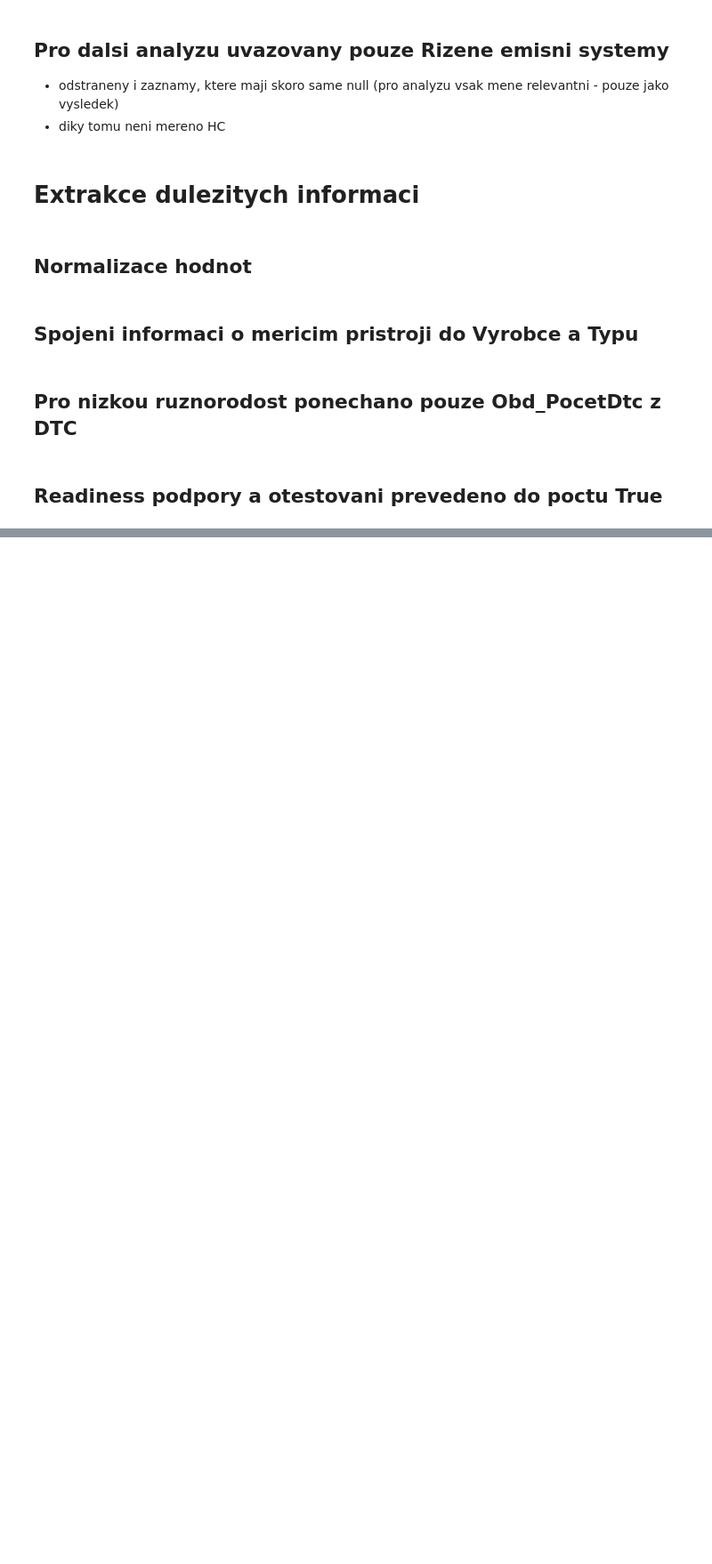
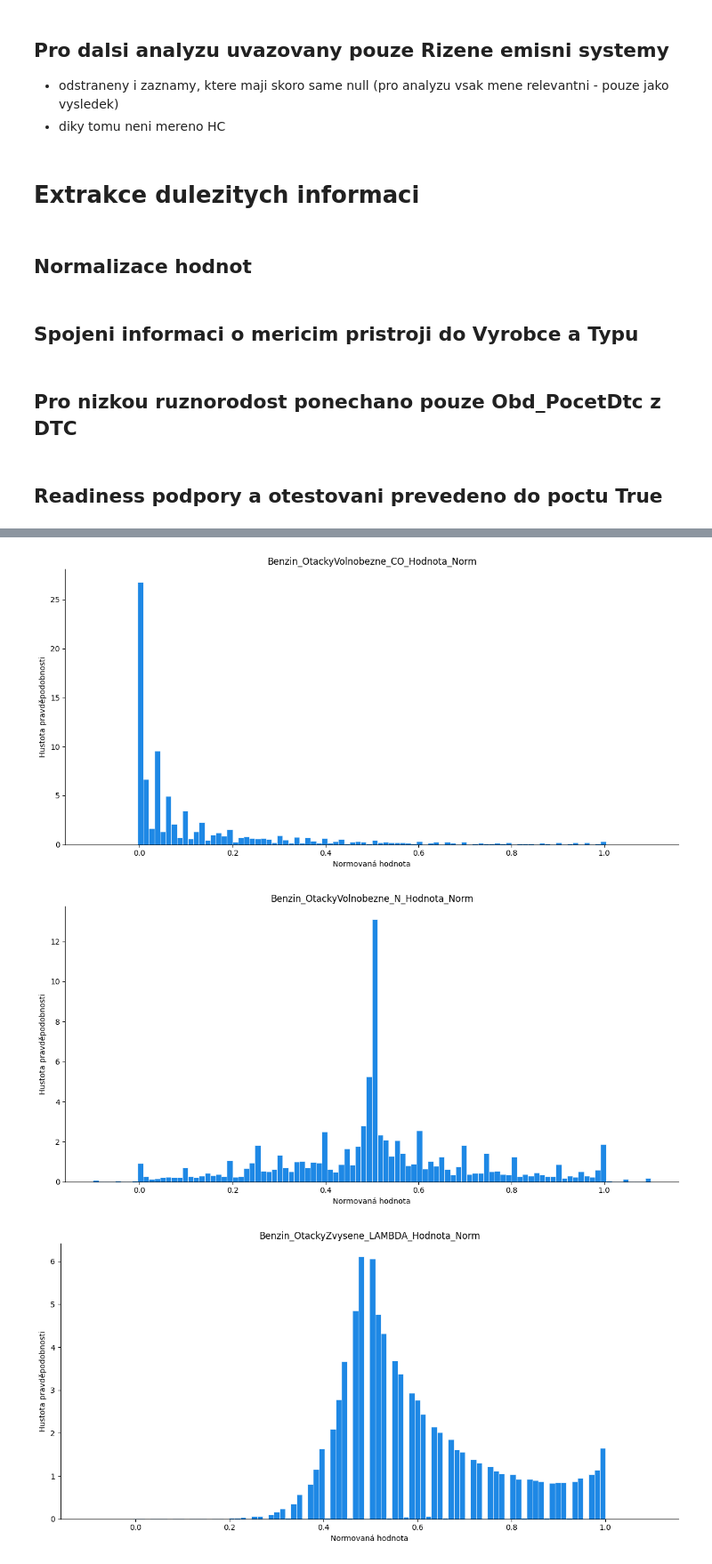
Before and after one commit to opendatalabcz/emissions-data-analysis-cz, a Jupyter notebook: kod/explorace/mereni_exploration.ipynb, the cells around one changed output, grey strips where cells are left out. Shown at 89% size. Saved outputs shown, nothing was run; the diff lists cells and outputs as text; code cells hidden in the pictures; blank space fills up the shorter version.

```diff
--- a/kod/explorace/mereni_exploration.ipynb
+++ b/kod/explorace/mereni_exploration.ipynb
@@ -51,7 +51,7 @@ df = cast_mereni(df)
 # %% [markdown]
 # Vyber mereni, ktera maji protejsek v prohlidkach (zajisteni stejnych filtru)
 # %%
-lf_prohlidky = pl.scan_parquet(r'E:\CVUT_BAP\kod\data\processed\prohlidky.parquet')
+lf_prohlidky = pl.scan_parquet(r'kod\data\processed\prohlidky.parquet')
 id_prohlidky_series = lf_prohlidky.select('CisloProtokolu').unique().collect(engine='streaming').get_column('CisloProtokolu')
 
 if PRINT:
@@ -437,0 +516,10 @@ df.write_parquet(r"E:\CVUT_BAP\kod\data\processed\mereni_small.parquet")
+# %%
+def plot_norms(df):
+    for col in df.columns:
+        distribution_density_plot(df.filter(pl.col(col).is_between(-0.1, 1.1)), col, col, 'Normovaná hodnota')
+plot_norms(df_benzin)
+plot_norms(df_nafta)
+# %% [output]
+[figure, added]
+[figure, added]
+[figure, added]
```
Also changed, not shown: parts of 14 cells of this notebook, 1 other file.
